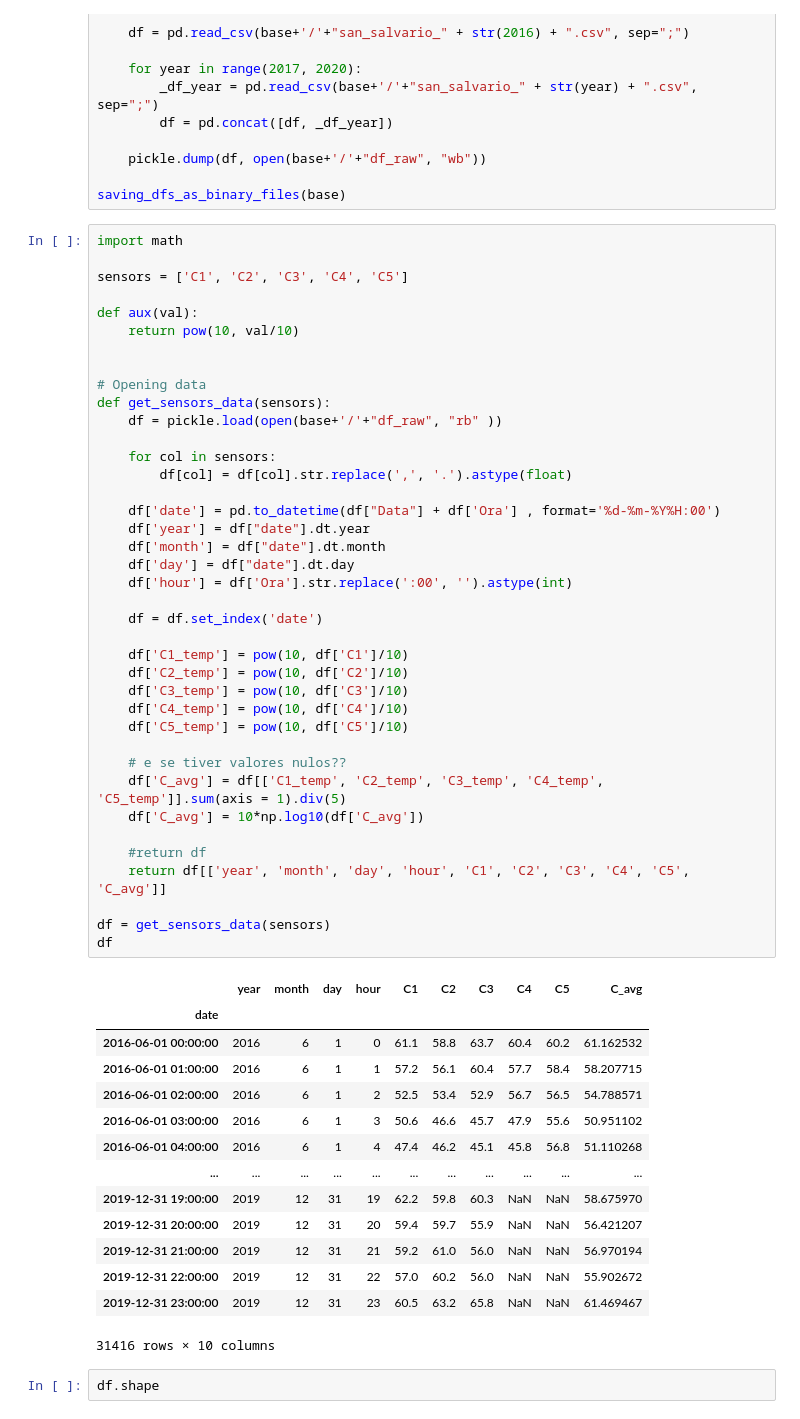
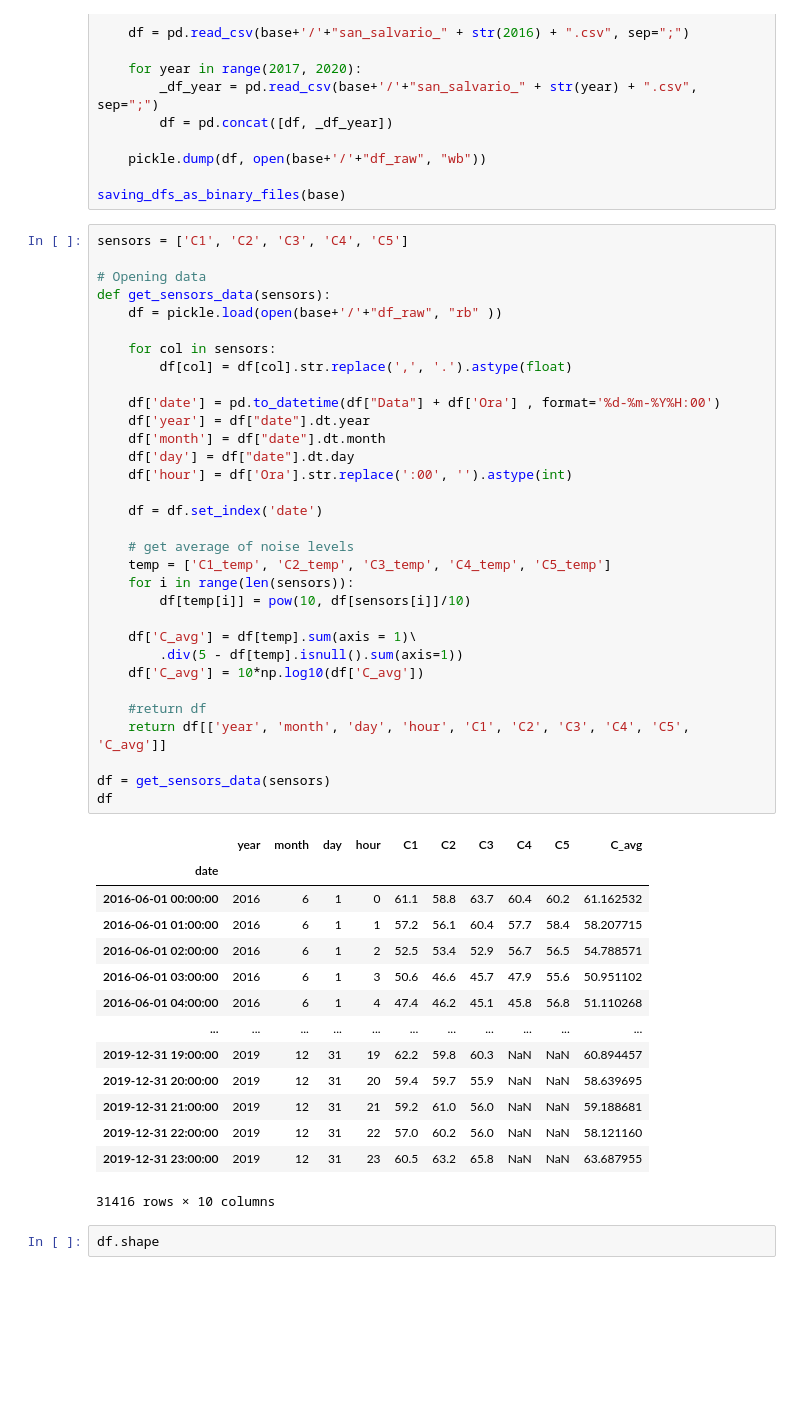
Before and after one commit to anafsa/ChildrenOfJupyter, a Jupyter notebook: Final/WDL - Finals - Ana.ipynb, the cells around one changed output. Cells and saved outputs as stored; diff of their text form; blank space fills up the shorter version.

```diff
--- a/Final/WDL - Finals - Ana.ipynb
+++ b/Final/WDL - Finals - Ana.ipynb
@@ -82,58 +83,51 @@ def saving_dfs_as_binary_files(base):
 
 saving_dfs_as_binary_files(base)
 # %%
-import math
-
 sensors = ['C1', 'C2', 'C3', 'C4', 'C5']
-
-def aux(val):
-    return pow(10, val/10)
-
 
 # Opening data
 def get_sensors_data(sensors):
     df = pickle.load(open(base+'/'+"df_raw", "rb" ))
 
     for col in sensors:
         df[col] = df[col].str.replace(',', '.').astype(float)
 
     df['date'] = pd.to_datetime(df["Data"] + df['Ora'] , format='%d-%m-%Y%H:00')
     df['year'] = df["date"].dt.year
     df['month'] = df["date"].dt.month
     df['day'] = df["date"].dt.day
     df['hour'] = df['Ora'].str.replace(':00', '').astype(int)
 
     df = df.set_index('date')
 
-    df['C1_temp'] = pow(10, df['C1']/10)
-    df['C2_temp'] = pow(10, df['C2']/10)
-    df['C3_temp'] = pow(10, df['C3']/10)
-    df['C4_temp'] = pow(10, df['C4']/10)
-    df['C5_temp'] = pow(10, df['C5']/10)
+    # get average of noise levels
+    temp = ['C1_temp', 'C2_temp', 'C3_temp', 'C4_temp', 'C5_temp']
+    for i in range(len(sensors)):
+        df[temp[i]] = pow(10, df[sensors[i]]/10)
 
-    # e se tiver valores nulos??
-    df['C_avg'] = df[['C1_temp', 'C2_temp', 'C3_temp', 'C4_temp', 'C5_temp']].sum(axis = 1).div(5)
+    df['C_avg'] = df[temp].sum(axis = 1)\
+        .div(5 - df[temp].isnull().sum(axis=1))
     df['C_avg'] = 10*np.log10(df['C_avg'])
 
     #return df
     return df[['year', 'month', 'day', 'hour', 'C1', 'C2', 'C3', 'C4', 'C5', 'C_avg']]
 
 df = get_sensors_data(sensors)
 df
 # %% [output]
 |  | year | month | day | hour | C1 | C2 | C3 | C4 | C5 | C_avg |
 | date |  |  |  |  |  |  |  |  |  |  |
 | 2016-06-01 00:00:00 | 2016 | 6 | 1 | 0 | 61.1 | 58.8 | 63.7 | 60.4 | 60.2 | 61.162532 |
 | 2016-06-01 01:00:00 | 2016 | 6 | 1 | 1 | 57.2 | 56.1 | 60.4 | 57.7 | 58.4 | 58.207715 |
 | 2016-06-01 02:00:00 | 2016 | 6 | 1 | 2 | 52.5 | 53.4 | 52.9 | 56.7 | 56.5 | 54.788571 |
 | 2016-06-01 03:00:00 | 2016 | 6 | 1 | 3 | 50.6 | 46.6 | 45.7 | 47.9 | 55.6 | 50.951102 |
 | 2016-06-01 04:00:00 | 2016 | 6 | 1 | 4 | 47.4 | 46.2 | 45.1 | 45.8 | 56.8 | 51.110268 |
 | ... | ... | ... | ... | ... | ... | ... | ... | ... | ... | ... |
-| 2019-12-31 19:00:00 | 2019 | 12 | 31 | 19 | 62.2 | 59.8 | 60.3 | NaN | NaN | 58.675970 |
-| 2019-12-31 20:00:00 | 2019 | 12 | 31 | 20 | 59.4 | 59.7 | 55.9 | NaN | NaN | 56.421207 |
-| 2019-12-31 21:00:00 | 2019 | 12 | 31 | 21 | 59.2 | 61.0 | 56.0 | NaN | NaN | 56.970194 |
-| 2019-12-31 22:00:00 | 2019 | 12 | 31 | 22 | 57.0 | 60.2 | 56.0 | NaN | NaN | 55.902672 |
-| 2019-12-31 23:00:00 | 2019 | 12 | 31 | 23 | 60.5 | 63.2 | 65.8 | NaN | NaN | 61.469467 |
+| 2019-12-31 19:00:00 | 2019 | 12 | 31 | 19 | 62.2 | 59.8 | 60.3 | NaN | NaN | 60.894457 |
+| 2019-12-31 20:00:00 | 2019 | 12 | 31 | 20 | 59.4 | 59.7 | 55.9 | NaN | NaN | 58.639695 |
+| 2019-12-31 21:00:00 | 2019 | 12 | 31 | 21 | 59.2 | 61.0 | 56.0 | NaN | NaN | 59.188681 |
+| 2019-12-31 22:00:00 | 2019 | 12 | 31 | 22 | 57.0 | 60.2 | 56.0 | NaN | NaN | 58.121160 |
+| 2019-12-31 23:00:00 | 2019 | 12 | 31 | 23 | 60.5 | 63.2 | 65.8 | NaN | NaN | 63.687955 |
 31416 rows × 10 columns
 # %%
 df.shape
```
Also changed, not shown: parts of 19 cells of this notebook.
